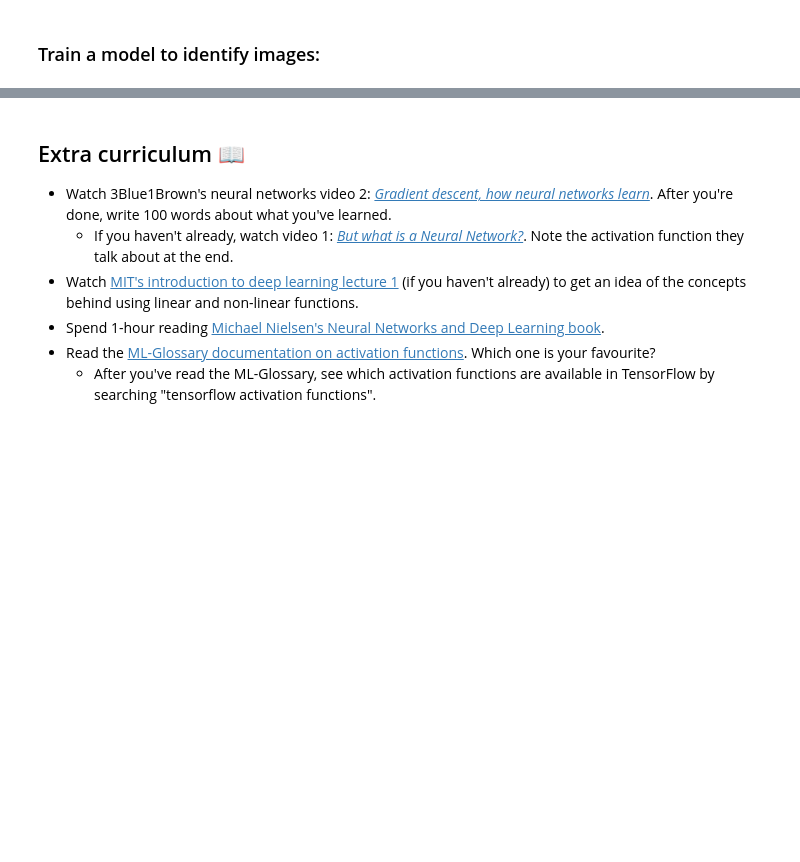
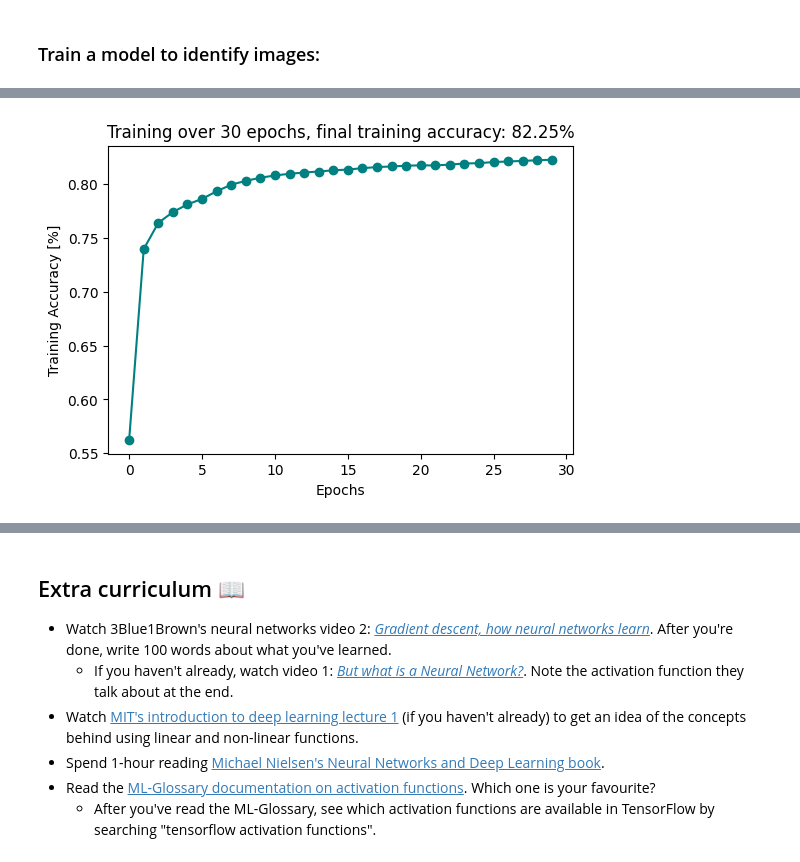
Before and after one commit to Fertmeneses/tensorflow-deep-learning, a Jupyter notebook: practice/02_exercises.ipynb, the cells around one changed output, grey strips where cells are left out. Cells and saved outputs as stored; diff of their text form; code cells hidden in the pictures; blank space fills up the shorter version.

```diff
--- a/practice/02_exercises.ipynb
+++ b/practice/02_exercises.ipynb
@@ -445,0 +448,19 @@ non_norm_history.history
+# %%
+# Train a new model with the chosen LR, for longer:
+
+# Create the model:
+model_mnist = create_model(
+    flatten_shape=train_data_norm.shape[1:],
+    output_size=len(class_names),
+    dense_layers=[4,4],
+    hidden_activ=tf.keras.activations.relu,
+    last_activ=tf.keras.activations.softmax,
+    loss=tf.keras.losses.SparseCategoricalCrossentropy(),
+    optimizer=tf.keras.optimizers.Adam(learning_rate=0.0015),
+    metrics=['accuracy']
+    )
+
+# Fit and evaluate the model:
+history_mnist = model_mnist.fit(
+    train_data_norm, train_labels, epochs=30,verbose=0)
+model_mnist.evaluate(test_data_norm,test_labels)
@@ -446,2 +470,7 @@ non_norm_history.history
+# %%
+# Plot accuracy as a function of epoch
+plot_acc_vs_epoch(history_mnist)
+# %% [output]
+[figure, added]
 # %%
 # DEFINE FUNCION TO VISUALIZE EXAMPLES AND PREDICTIONS
```
Also changed, not shown: parts of 16 cells of this notebook.
